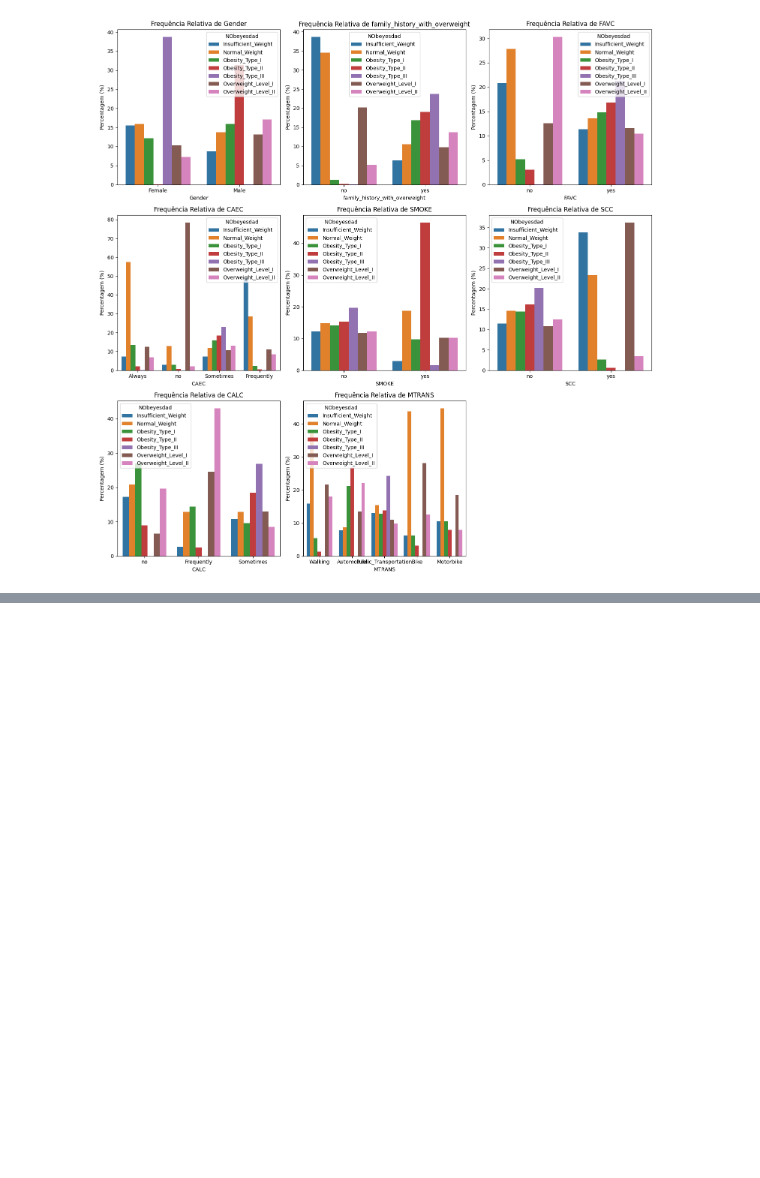
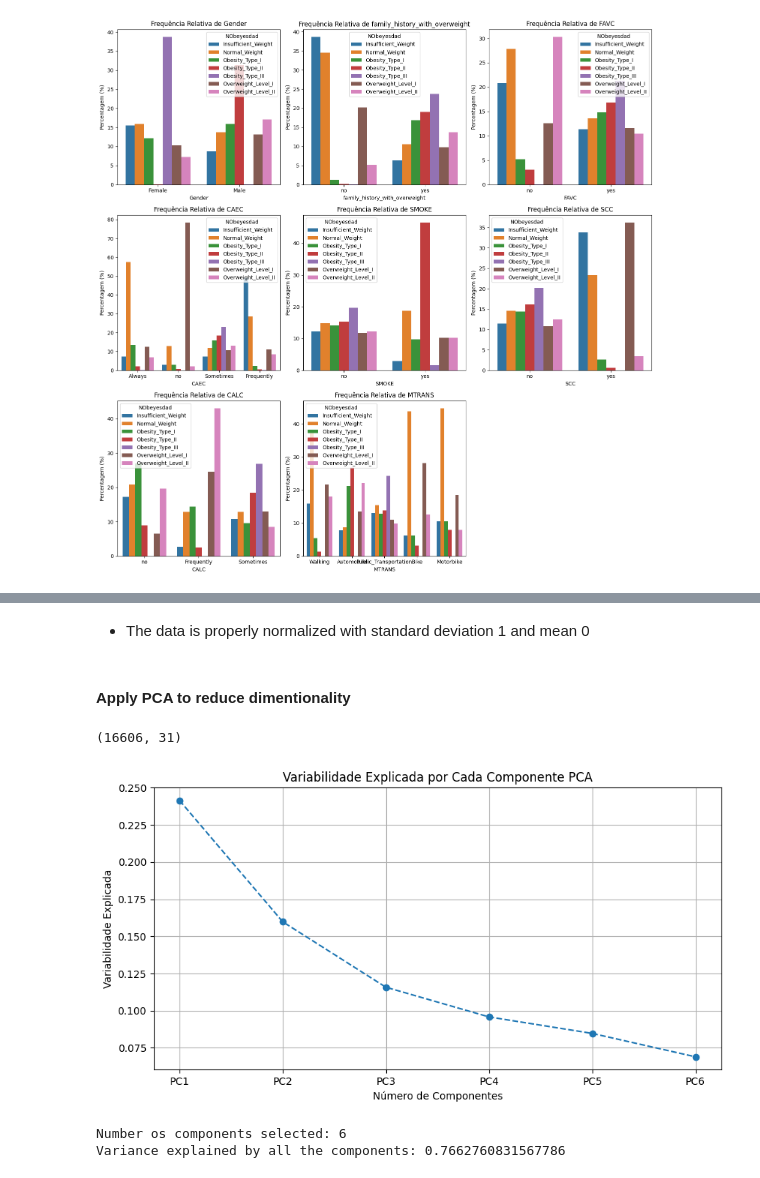
Before and after one commit to MariaLuizaCw/data-mining, a Jupyter notebook: project1/obesity.ipynb, the cells around one changed output, grey strips where cells are left out. Cells and saved outputs as stored; diff of their text form; code cells hidden in the pictures; blank space fills up the shorter version.

```diff
--- a/project1/obesity.ipynb
+++ b/project1/obesity.ipynb
@@ -159,0 +413,29 @@ plot_categorical_with_hue(df, 'NObeyesdad')
+# %% [markdown]
+- The data is properly normalized with standard deviation 1 and mean 0
+# %% [markdown]
+#### Apply PCA to reduce dimentionality
+# %%
+X_train_transformed.shape
+# %% [output]
+(16606, 31)
+# %%
+pca = PCA(n_components=0.70)
+X_train_pca = pca.fit_transform(X_train_transformed)
+X_test_pca = pca.transform(X_test_transformed)
+# Plotando a variabilidade explicada por cada componente
+plt.figure(figsize=(10, 5))
+pc_labels = [f'PC{i+1}' for i in range(len(pca.explained_variance_ratio_))]
+plt.plot(pc_labels, pca.explained_variance_ratio_, marker='o', linestyle='--')
+plt.title('Variabilidade Explicada por Cada Componente PCA')
+plt.xlabel('Número de Componentes')
+plt.ylabel('Variabilidade Explicada')
+plt.grid(True)
+plt.show()
+
+# Exibindo a quantidade de componentes selecionados e a variância explicada
+print("Number os components selected:", pca.n_components_)
+print("Variance explained by all the components:", sum(pca.explained_variance_ratio_))
+# %% [output]
+[figure, added]
+Number os components selected: 6
+Variance explained by all the components: 0.7662760831567786
```
Also changed, not shown: parts of 47 cells of this notebook, 1 other file.
